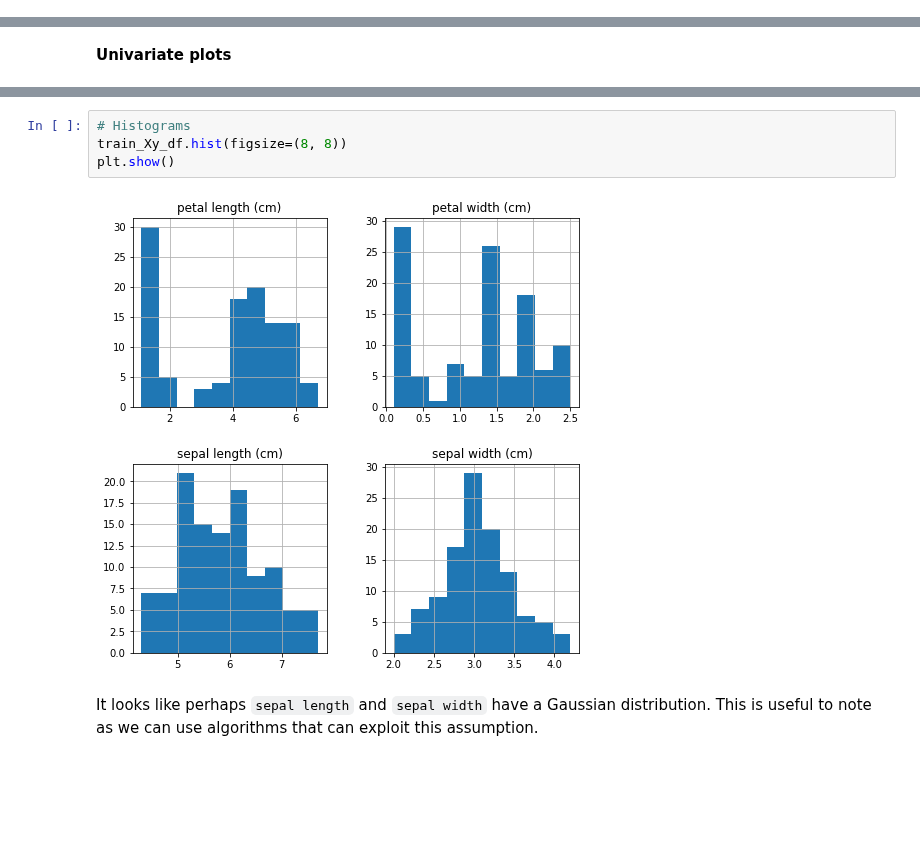
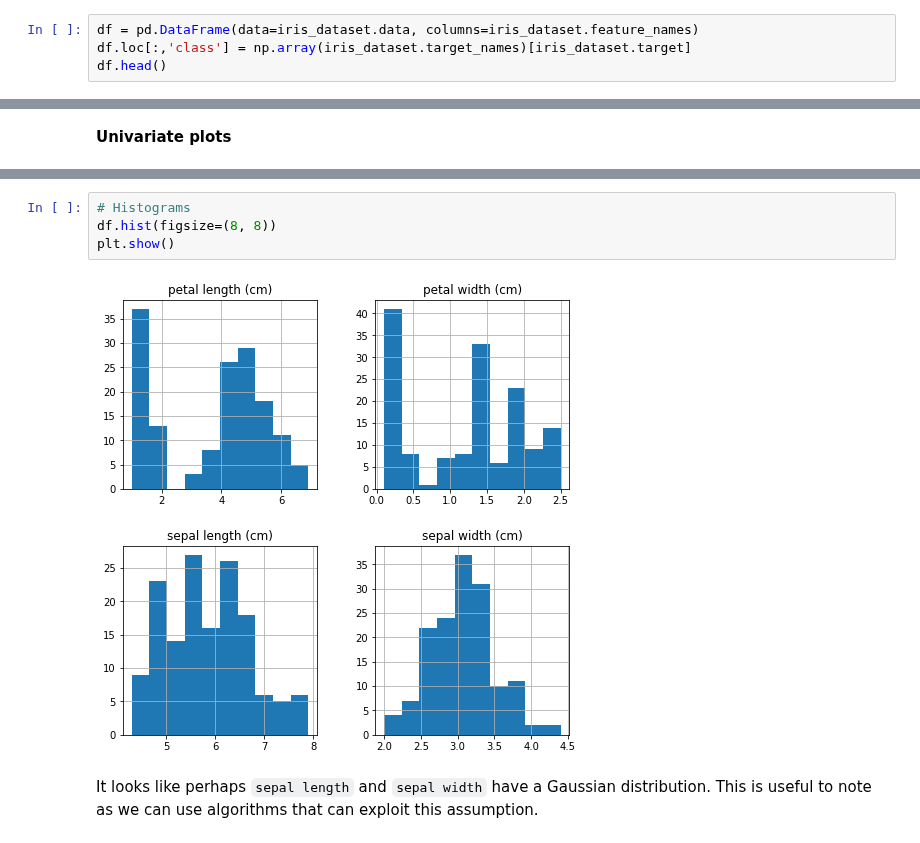
Before and after one commit to oercompbiomed/CBM101, a Jupyter notebook: F_Machine_learning/2_Supervised-Learning/1_Scikit-learn_basics.ipynb, the cells around one changed output, grey strips where cells are left out. Cells and saved outputs as stored; diff of their text form; blank space fills up the shorter version.

```diff
--- a/F_Machine_learning/2_Supervised-Learning/1_Scikit-learn_basics.ipynb
+++ b/F_Machine_learning/2_Supervised-Learning/1_Scikit-learn_basics.ipynb
@@ -213,0 +216,4 @@ Target:
+# %%
+df = pd.DataFrame(data=iris_dataset.data, columns=iris_dataset.feature_names)
+df.loc[:,'class'] = np.array(iris_dataset.target_names)[iris_dataset.target]
+df.head()
@@ -235,9 +250,9 @@ plt.show()
 # %%
 # Histograms
-train_Xy_df.hist(figsize=(8, 8))
+df.hist(figsize=(8, 8))
 plt.show()
 # %% [output]
-[figure, old version]
+[figure, new version]
 # %% [markdown]
 It looks like perhaps `sepal length` and `sepal width` have a Gaussian distribution. This is useful to note as we can use algorithms that can exploit this assumption.
 # %% [markdown]
```
Also changed, not shown: parts of 8 cells of this notebook.
